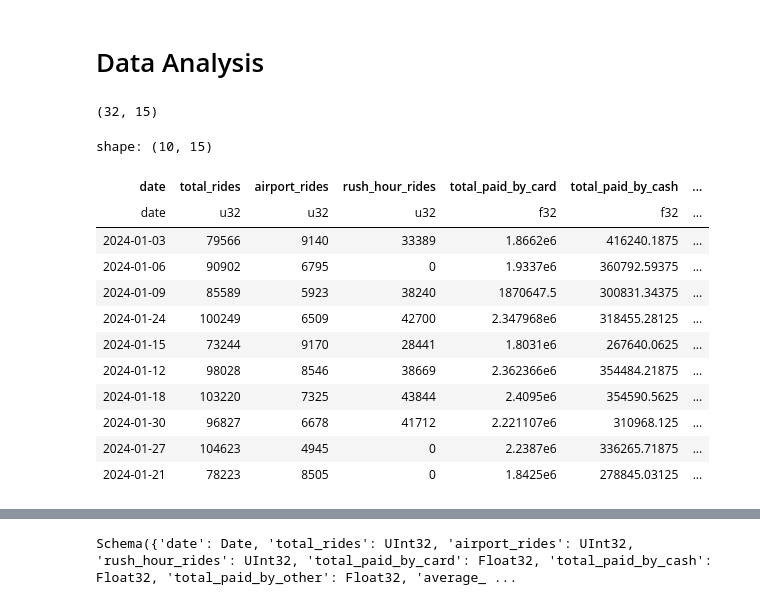
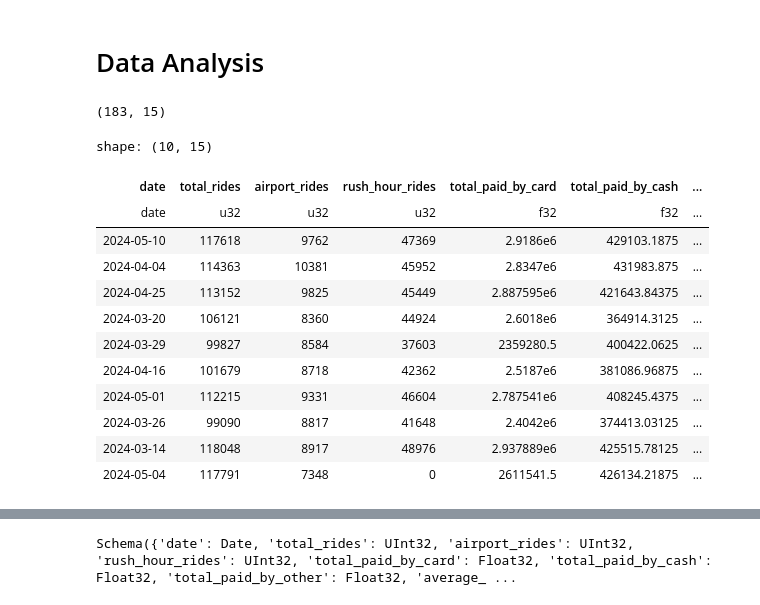
Before and after one commit to mate-mali/MLOPS-MM03, a Jupyter notebook: mm homework.ipynb, the cells around one changed output, grey strips where cells are left out. Cells and saved outputs as stored; diff of their text form; code cells hidden in the pictures.

```diff
--- a/mm homework.ipynb
+++ b/mm homework.ipynb
@@ -53,11 +79,11 @@ df = pl.read_parquet(f"{DATA_DIR}/1.parquet")
 # %%
 df = (
-    df.filter
+    df.lazy().filter
     (
         (pl.col("tpep_pickup_datetime").dt.year() == 2024)
         & (pl.col("tpep_dropoff_datetime").dt.date() <= dt.date(2025,1,1))
     )
-)
+).collect()
 # %% [markdown]
 ## optimize data types, particularly for integers and categorical strings
 # %%
@@ -163,7 +193,7 @@ Schema({'VendorID': Int8, 'tpep_pickup_datetime': Datetime(time_unit='us', time_
 # %% [markdown]
 # Data transformation
 # %%
-df2 = (
+df = (
     df.lazy().with_columns(
         # combine payment type values for
         # `"No charge"`, `"Dispute"`, `"Unknown"` and `"Voided trip"` into one type,
@@ -185,8 +215,8 @@ df2 = (
 # i am borrowing this from, exercise workbook
 df_taxi_zones = pl.read_csv("data/taxi_zone_lookup.csv").lazy()
 # %%
-df2 = (
-    df2.lazy().with_columns(
+df = (
+    df.lazy().with_columns(
         # combine payment type values for
         # `"No charge"`, `"Dispute"`, `"Unknown"` and `"Voided trip"` into one type,
         # i hope thsi works
@@ -241,8 +271,8 @@ df2 = (
 # %% [markdown]
 ## dummy encoding
 # %%
-df3 = (
-    df2.to_dummies(
+df = (
+    df.to_dummies(
         columns=["payment_type", "pickup_borough", "dropoff_borough"]
     ).lazy().with_columns(
         #open lazification sequence
@@ -286,5 +316,5 @@ df3 = (
         (pl.col("date").dt.weekday() >= 6).alias("is_weekend")
     ).collect()
 )
-df3
+df
 # %% [output]
@@ -326,25 +356,25 @@ Schema([('date', Date),
 # Data Analysis
 # %%
 # print shape
-print(df3.shape)
+print(df.shape)
 # %% [output]
-(32, 15)
+(183, 15)
 # %%
 #show top rows
-df3.head(10)
+df.head(10)
 # %% [output]
 shape: (10, 15)
 | date | total_rides | airport_rides | rush_hour_rides | total_paid_by_card | total_paid_by_cash | ... |
 | date | u32 | u32 | u32 | f32 | f32 | ... |
-| 2024-01-03 | 79566 | 9140 | 33389 | 1.8662e6 | 416240.1875 | ... |
-| 2024-01-06 | 90902 | 6795 | 0 | 1.9337e6 | 360792.59375 | ... |
-| 2024-01-09 | 85589 | 5923 | 38240 | 1870647.5 | 300831.34375 | ... |
-| 2024-01-24 | 100249 | 6509 | 42700 | 2.347968e6 | 318455.28125 | ... |
-| 2024-01-15 | 73244 | 9170 | 28441 | 1.8031e6 | 267640.0625 | ... |
-| 2024-01-12 | 98028 | 8546 | 38669 | 2.362366e6 | 354484.21875 | ... |
-| 2024-01-18 | 103220 | 7325 | 43844 | 2.4095e6 | 354590.5625 | ... |
-| 2024-01-30 | 96827 | 6678 | 41712 | 2.221107e6 | 310968.125 | ... |
-| 2024-01-27 | 104623 | 4945 | 0 | 2.2387e6 | 336265.71875 | ... |
-| 2024-01-21 | 78223 | 8505 | 0 | 1.8425e6 | 278845.03125 | ... |
+| 2024-05-10 | 117618 | 9762 | 47369 | 2.9186e6 | 429103.1875 | ... |
+| 2024-04-04 | 114363 | 10381 | 45952 | 2.8347e6 | 431983.875 | ... |
+| 2024-04-25 | 113152 | 9825 | 45449 | 2.887595e6 | 421643.84375 | ... |
+| 2024-03-20 | 106121 | 8360 | 44924 | 2.6018e6 | 364914.3125 | ... |
+| 2024-03-29 | 99827 | 8584 | 37603 | 2359280.5 | 400422.0625 | ... |
+| 2024-04-16 | 101679 | 8718 | 42362 | 2.5187e6 | 381086.96875 | ... |
+| 2024-05-01 | 112215 | 9331 | 46604 | 2.787541e6 | 408245.4375 | ... |
+| 2024-03-26 | 99090 | 8817 | 41648 | 2.4042e6 | 374413.03125 | ... |
+| 2024-03-14 | 118048 | 8917 | 48976 | 2.937889e6 | 425515.78125 | ... |
+| 2024-05-04 | 117791 | 7348 | 0 | 2611541.5 | 426134.21875 | ... |
 # %%
 #describe statistics
```
Also changed, not shown: parts of 11 cells of this notebook, 1 other file.
